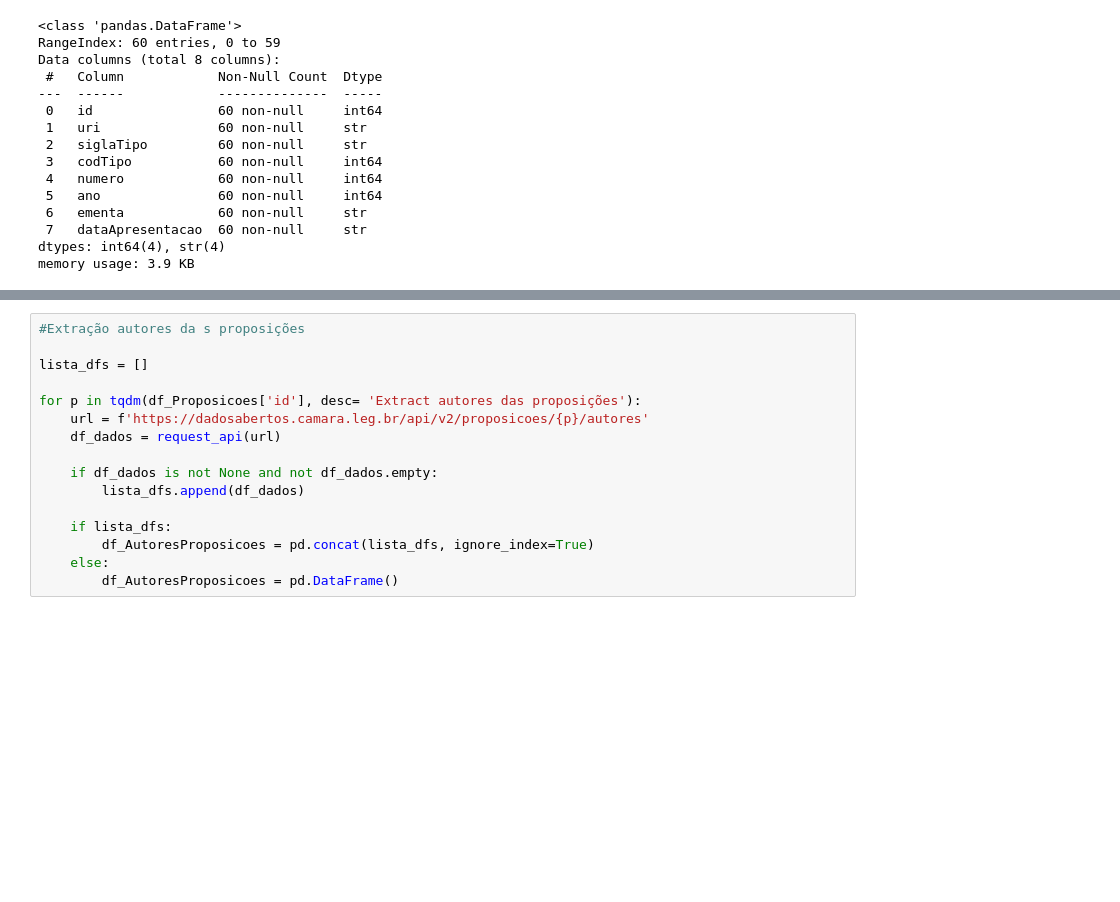
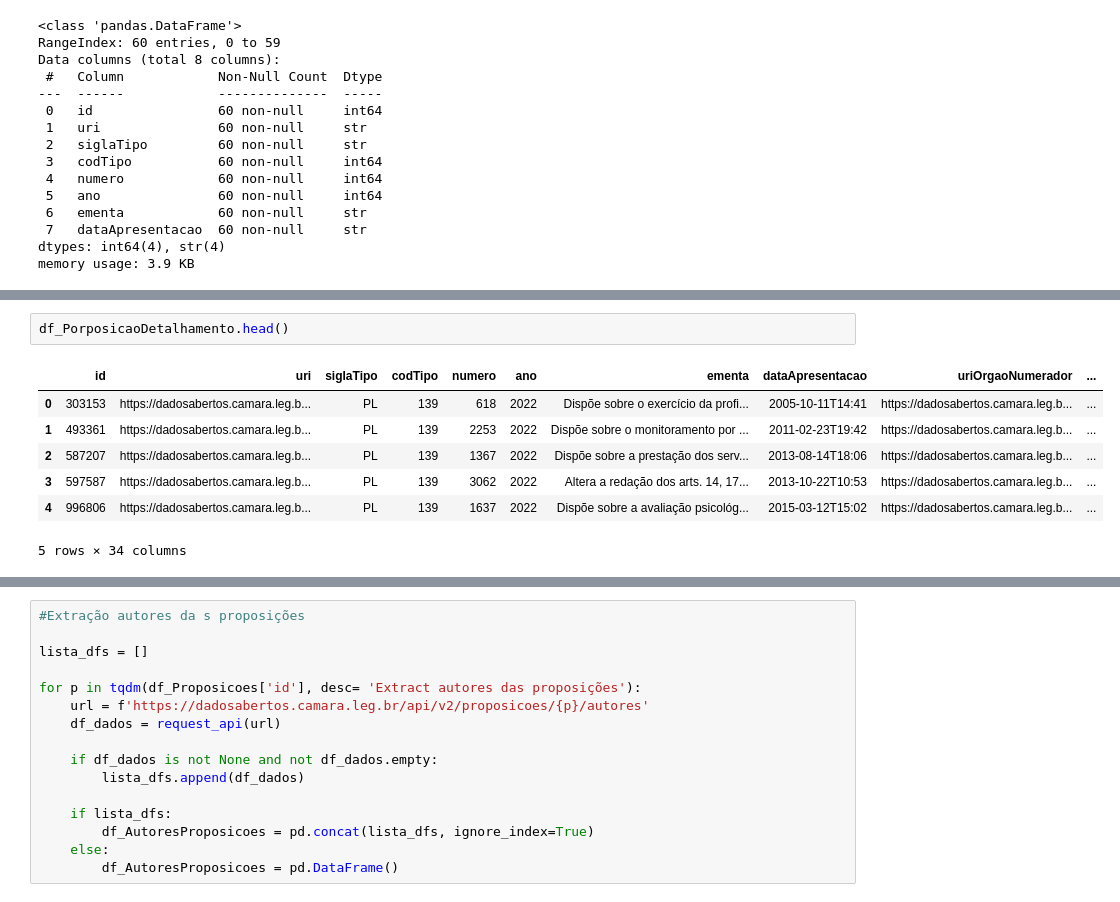
Before and after one commit to gabistorres85/pi_camara_deputados, a Jupyter notebook: notebook.ipynb, the cells around one changed output, grey strips where cells are left out. Drawn from its saved outputs; the diff is of its cells as text; blank space fills up the shorter version.

```diff
--- a/notebook.ipynb
+++ b/notebook.ipynb
@@ -340,0 +405,10 @@ memory usage: 3.9 KB
+# %%
+df_PorposicaoDetalhamento.head()
+# %% [output]
+|  | id | uri | siglaTipo | codTipo | numero | ano | ementa | dataApresentacao | uriOrgaoNumerador | ... |
+| 0 | 303153 | https://dadosabertos.camara.leg.b... | PL | 139 | 618 | 2022 | Dispõe sobre o exercício da profi... | 2005-10-11T14:41 | https://dadosabertos.camara.leg.b... | ... |
+| 1 | 493361 | https://dadosabertos.camara.leg.b... | PL | 139 | 2253 | 2022 | Dispõe sobre o monitoramento por ... | 2011-02-23T19:42 | https://dadosabertos.camara.leg.b... | ... |
+| 2 | 587207 | https://dadosabertos.camara.leg.b... | PL | 139 | 1367 | 2022 | Dispõe sobre a prestação dos serv... | 2013-08-14T18:06 | https://dadosabertos.camara.leg.b... | ... |
+| 3 | 597587 | https://dadosabertos.camara.leg.b... | PL | 139 | 3062 | 2022 | Altera a redação dos arts. 14, 17... | 2013-10-22T10:53 | https://dadosabertos.camara.leg.b... | ... |
+| 4 | 996806 | https://dadosabertos.camara.leg.b... | PL | 139 | 1637 | 2022 | Dispõe sobre a avaliação psicológ... | 2015-03-12T15:02 | https://dadosabertos.camara.leg.b... | ... |
+5 rows × 34 columns
```
Also changed, not shown: parts of 24 cells of this notebook.
